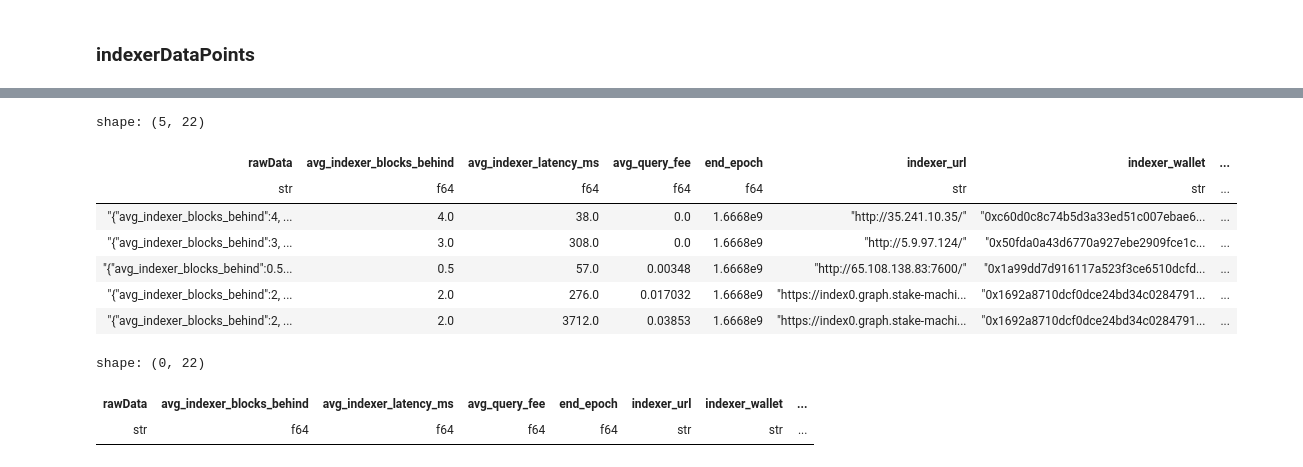
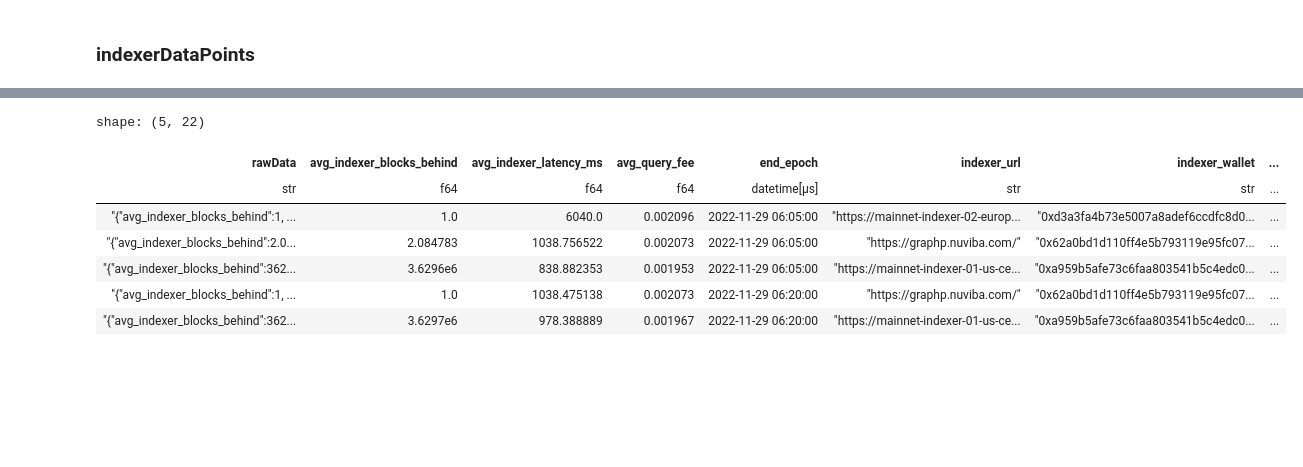
Before and after one commit to Evan-Kim2028/queryportal_notebooks, a Jupyter notebook: gateway_qos_oracle/mips_qos_oracle.ipynb, the cells around one changed output, grey strips where cells are left out. Drawn from its saved outputs; the diff is of its cells as text; code cells hidden in the pictures; blank space fills up the shorter version.

Commit message:
feat(graph indexers): timestamp to datetime convert

```diff
--- a/gateway_qos_oracle/mips_qos_oracle.ipynb
+++ b/gateway_qos_oracle/mips_qos_oracle.ipynb
@@ -13,6 +13,13 @@ import polars as pl
 pl.Config.set_fmt_str_lengths(200)
 # %% [output]
 polars.config.Config
+# %%
+# Create a lambda function that converts integers to datetime
+def time_to_datetime(x: int):
+    """
+    convert integer to datetime
+    """
+    return datetime.datetime.fromtimestamp(x)
 # %% [markdown]
 ### Load Subgraph, check queryable entities
 # %%
@@ -73,9 +90,9 @@ shape: (5, 3)
 ### indexerDataPoints
 # %%
 indexer_data_points = sgi.query_entity(
-    query_size=10000,
+    query_size=125000,
     entity='indexerDataPoints',
-    orderBy='start_epoch',
+    orderBy='end_epoch',
     name='gateway-mips-qos-oracle',
     filter_dict={'subgraphDeployment_id': 'QmcPHxcC2ZN7m79XfYZ77YmF4t9UCErv87a9NFKrSLWKtJ'}
 )
@@ -87,0 +102,5 @@ Function 'query_entity' executed in 23.9409s
+# %%
+indexer_data_points = indexer_data_points.with_columns(
+[pl.col("end_epoch").apply(time_to_datetime),
+    pl.col("start_epoch").apply(time_to_datetime)]
+)
@@ -88,17 +119,11 @@ Function 'query_entity' executed in 23.9409s
 # %%
-indexer_data_points.head(5)
+indexer_data_points.tail(5)
 # %% [output]
 shape: (5, 22)
 | rawData | avg_indexer_blocks_behind | avg_indexer_latency_ms | avg_query_fee | end_epoch | indexer_url | indexer_wallet | ... |
-| str | f64 | f64 | f64 | f64 | str | str | ... |
-| "{"avg_indexer_blocks_behind":4, ... | 4.0 | 38.0 | 0.0 | 1.6668e9 | "http://35.241.10.35/" | "0xc60d0c8c74b5d3a33ed51c007ebae6... | ... |
-| "{"avg_indexer_blocks_behind":3, ... | 3.0 | 308.0 | 0.0 | 1.6668e9 | "http://5.9.97.124/" | "0x50fda0a43d6770a927ebe2909fce1c... | ... |
-| "{"avg_indexer_blocks_behind":0.5... | 0.5 | 57.0 | 0.00348 | 1.6668e9 | "http://65.108.138.83:7600/" | "0x1a99dd7d916117a523f3ce6510dcfd... | ... |
-| "{"avg_indexer_blocks_behind":2, ... | 2.0 | 276.0 | 0.017032 | 1.6668e9 | "https://index0.graph.stake-machi... | "0x1692a8710dcf0dce24bd34c0284791... | ... |
-| "{"avg_indexer_blocks_behind":2, ... | 2.0 | 3712.0 | 0.03853 | 1.6668e9 | "https://index0.graph.stake-machi... | "0x1692a8710dcf0dce24bd34c0284791... | ... |
+| str | f64 | f64 | f64 | datetime[μs] | str | str | ... |
+| "{"avg_indexer_blocks_behind":1, ... | 1.0 | 6040.0 | 0.002096 | 2022-11-29 06:05:00 | "https://mainnet-indexer-02-europ... | "0xd3a3fa4b73e5007a8adef6ccdfc8d0... | ... |
+| "{"avg_indexer_blocks_behind":2.0... | 2.084783 | 1038.756522 | 0.002073 | 2022-11-29 06:05:00 | "https://graphp.nuviba.com/" | "0x62a0bd1d110ff4e5b793119e95fc07... | ... |
+| "{"avg_indexer_blocks_behind":362... | 3.6296e6 | 838.882353 | 0.001953 | 2022-11-29 06:05:00 | "https://mainnet-indexer-01-us-ce... | "0xa959b5afe73c6faa803541b5c4edc0... | ... |
+| "{"avg_indexer_blocks_behind":1, ... | 1.0 | 1038.475138 | 0.002073 | 2022-11-29 06:20:00 | "https://graphp.nuviba.com/" | "0x62a0bd1d110ff4e5b793119e95fc07... | ... |
+| "{"avg_indexer_blocks_behind":362... | 3.6297e6 | 978.388889 | 0.001967 | 2022-11-29 06:20:00 | "https://mainnet-indexer-01-us-ce... | "0xa959b5afe73c6faa803541b5c4edc0... | ... |
-# %%
-indexer_data_points.filter(pl.col('subgraphDeployment_id') == 'QmcPHxcC2ZN7m79XfYZ77YmF4t9UCErv87a9NFKrSLWKtJ').head(5) # uniswap v3 subgraphdeplyment id
-# %% [output]
-shape: (0, 22)
-| rawData | avg_indexer_blocks_behind | avg_indexer_latency_ms | avg_query_fee | end_epoch | indexer_url | indexer_wallet | ... |
-| str | f64 | f64 | f64 | f64 | str | str | ... |
```
Also changed, not shown: parts of 8 cells of this notebook, 6 other files.
